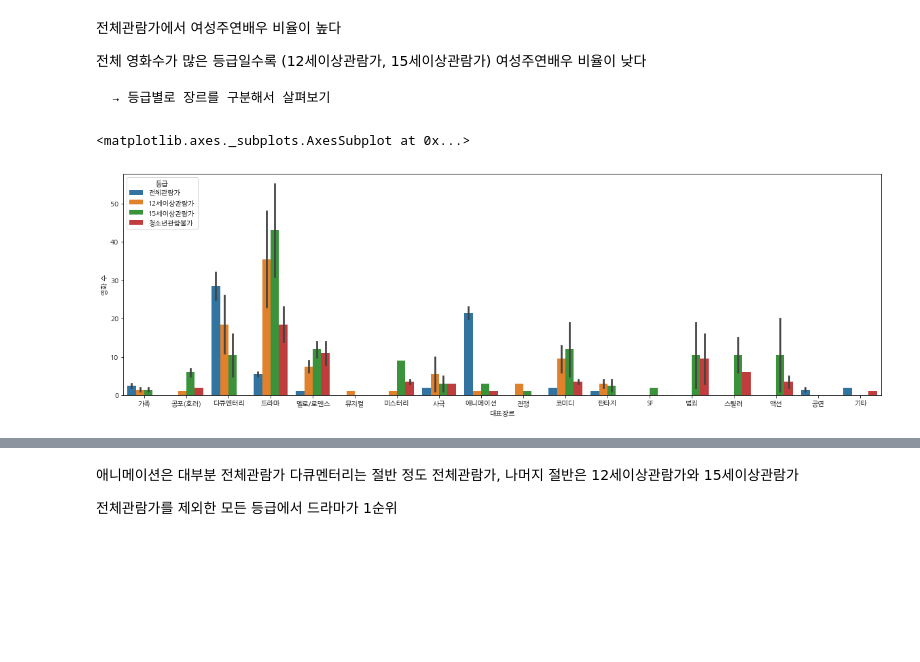
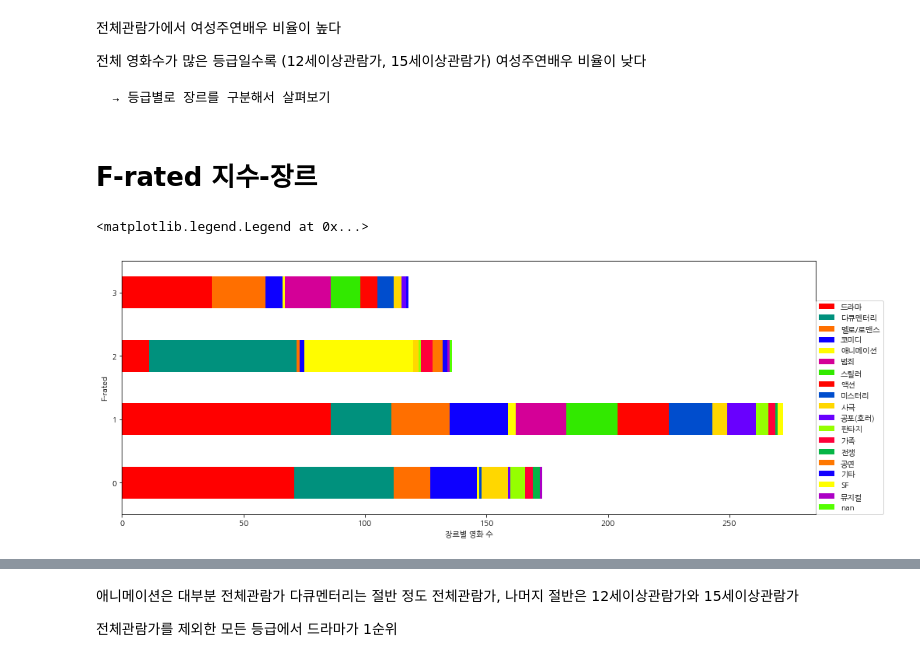
Before and after one commit to kim4pb/Female-led-Korean-Films, a Jupyter notebook: 03.ButterKnife/F-rated_성비_연도별_상영횟수등급.ipynb, the cells around one changed output, grey strips where cells are left out. Saved outputs shown, nothing was run; the diff lists cells and outputs as text; code cells hidden in the pictures; blank space fills up the shorter version.

```diff
--- a/03.ButterKnife/F-rated_성비_연도별_상영횟수등급.ipynb
+++ b/03.ButterKnife/F-rated_성비_연도별_상영횟수등급.ipynb
@@ -302,22 +303,54 @@ sns.barplot(y='영화 수', hue='배우성별', x='등급', data=data, order=(['
 전체 영화수가 많은 등급일수록 (12세이상관람가, 15세이상관람가) 여성주연배우 비율이 낮다
 
     → 등급별로 장르를 구분해서 살펴보기
+# %% [markdown]
+# F-rated 지수-장르
 # %%
-df['대표장르'] = df['장르'].apply(lambda x: str(x).split(',')[0])
-df[df['등급'] == '전체관람가'][['영화명', '대표장르', '배우성별']]
-df[df['등급'] == '전체관람가']['대표장르'].value_counts()
-data = df.groupby(['등급', '대표장르', '배우성별'])['영화코드'].size().reset_index()
-data = data.rename(columns={'영화코드': '영화 수'})
-data
+# df[df['등급'] == '전체관람가'][['영화명', '대표장르', '배우성별']]
+# df[df['등급'] == '전체관람가']['대표장르'].value_counts()
+# data = df.groupby(['등급', '대표장르', '배우성별'])['영화코드'].size().reset_index()
+# data = data.rename(columns={'영화코드': '영화 수'})
+# data
 
-plt.figure(figsize=[20, 6])
-sns.barplot(x='대표장르', y='영화 수', hue='등급', hue_order=(['전체관람가', '12세이상관람가', '15세이상관람가', '청소년관람불가']), data=data)
-
-# plt.rcParams["figure.figsize"] = (10,5)
-# data.plot(x='대표장르', y='영화 수', kind='bar', stacked=True)
+# plt.figure(figsize=[20, 6])
+# sns.barplot(x='대표장르', y='영화 수', hue='등급', hue_order=(['전체관람가', '12세이상관람가', '15세이상관람가', '청소년관람불가']), data=data)
-# %% [output]
-<matplotlib.axes._subplots.AxesSubplot at 0x...>
-[figure, removed]
+# %%
+data = df.groupby(['등급'])['영화코드'].size().reset_index()
+data = data.rename(columns={'영화코드':'영화 수'})
+grade_genre = df.groupby(['등급', '대표장르'])['영화코드'].size()
+
+# 장르 순서 세팅
+data_genre = df.groupby('대표장르')['영화코드'].size().reset_index()
+
+# 등급-장르별 영화수 넣기
+for genre in data_genre.sort_values('영화코드', ascending=False)['대표장르']:
+    for grade in df['등급'].unique():
+        if genre in list(grade_genre[grade].reset_index()['대표장르']):
+            data.loc[data['등급'] == grade, f'{genre}'] = grade_genre[grade][genre]
+        else: data.loc[data['등급'] == grade, f'{genre}'] = 0
+
+
+# 등급-장르별 영화수 stack bar plot 그리기
+ax = data.drop('영화 수', axis=1).plot(figsize=(16, 6), kind='barh', stacked=True, colormap='prism')
+
+# # 영화수 표시
+# for p in ax.patches:
+#     width, height = p.get_width(), p.get_height()
+# #     if width > 10:
+#     x, y = p.get_xy()
+#     ax.text(x+width/2,
+#             y+height/2,
+# #             f'{genre}',
+#             '{:.0f}'.format(width),
+#             horizontalalignment='center',
+#             verticalalignment='center')
+
+plt.xlabel('장르별 영화 수')
+plt.ylabel('F-rated')
+plt.legend(loc=[1, 0])
+# %% [output]
+<matplotlib.legend.Legend at 0x...>
+[figure, added]
 # %%
 # 등급별 장르 파이차트
 
```
Also changed, not shown: parts of 37 cells of this notebook.
